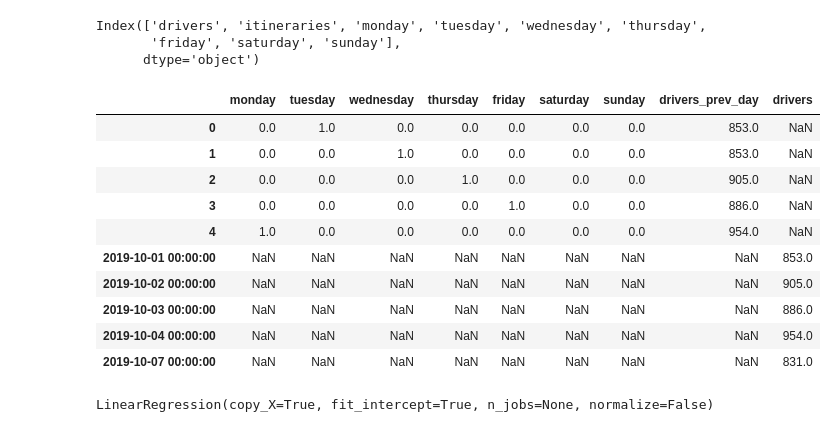
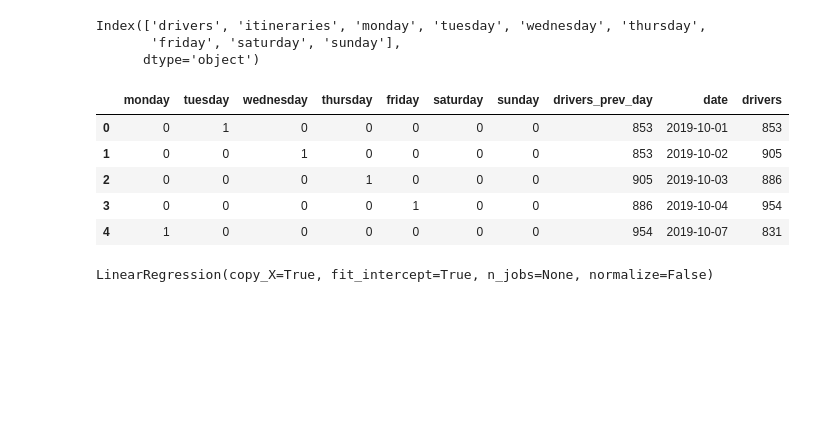
Before and after one commit to akanelson/ds4a, a Jupyter notebook: initial_exploratory_analysis/05 - EDA - First Approach.ipynb, the cells around one changed output. Drawn from its saved outputs; the diff is of its cells as text; code cells hidden in the pictures; blank space fills up the shorter version.

```diff
--- a/initial_exploratory_analysis/05 - EDA - First Approach.ipynb
+++ b/initial_exploratory_analysis/05 - EDA - First Approach.ipynb
@@ -817,19 +817,14 @@ df_y = df[condition]['drivers']
 X, y = df_X.to_numpy(), df_y.to_numpy()
 dates = df[condition].index.tolist()
 # %%
-pd.concat([df_X.head(), df_y.head()], axis=1)
+pd.concat([df_X.head(), df_y.head().reset_index()], axis=1)
 # %% [output]
-|  | monday | tuesday | wednesday | thursday | friday | saturday | sunday | drivers_prev_day | drivers |
-| 0 | 0.0 | 1.0 | 0.0 | 0.0 | 0.0 | 0.0 | 0.0 | 853.0 | NaN |
-| 1 | 0.0 | 0.0 | 1.0 | 0.0 | 0.0 | 0.0 | 0.0 | 853.0 | NaN |
-| 2 | 0.0 | 0.0 | 0.0 | 1.0 | 0.0 | 0.0 | 0.0 | 905.0 | NaN |
-| 3 | 0.0 | 0.0 | 0.0 | 0.0 | 1.0 | 0.0 | 0.0 | 886.0 | NaN |
-| 4 | 1.0 | 0.0 | 0.0 | 0.0 | 0.0 | 0.0 | 0.0 | 954.0 | NaN |
-| 2019-10-01 00:00:00 | NaN | NaN | NaN | NaN | NaN | NaN | NaN | NaN | 853.0 |
-| 2019-10-02 00:00:00 | NaN | NaN | NaN | NaN | NaN | NaN | NaN | NaN | 905.0 |
-| 2019-10-03 00:00:00 | NaN | NaN | NaN | NaN | NaN | NaN | NaN | NaN | 886.0 |
-| 2019-10-04 00:00:00 | NaN | NaN | NaN | NaN | NaN | NaN | NaN | NaN | 954.0 |
-| 2019-10-07 00:00:00 | NaN | NaN | NaN | NaN | NaN | NaN | NaN | NaN | 831.0 |
+|  | monday | tuesday | wednesday | thursday | friday | saturday | sunday | drivers_prev_day | date | drivers |
+| 0 | 0 | 1 | 0 | 0 | 0 | 0 | 0 | 853 | 2019-10-01 | 853 |
+| 1 | 0 | 0 | 1 | 0 | 0 | 0 | 0 | 853 | 2019-10-02 | 905 |
+| 2 | 0 | 0 | 0 | 1 | 0 | 0 | 0 | 905 | 2019-10-03 | 886 |
+| 3 | 0 | 0 | 0 | 0 | 1 | 0 | 0 | 886 | 2019-10-04 | 954 |
+| 4 | 1 | 0 | 0 | 0 | 0 | 0 | 0 | 954 | 2019-10-07 | 831 |
 # %%
 X_train, X_test = X[1:100], X[100:]
 y_train, y_test = y[1:100], y[100:]
```
